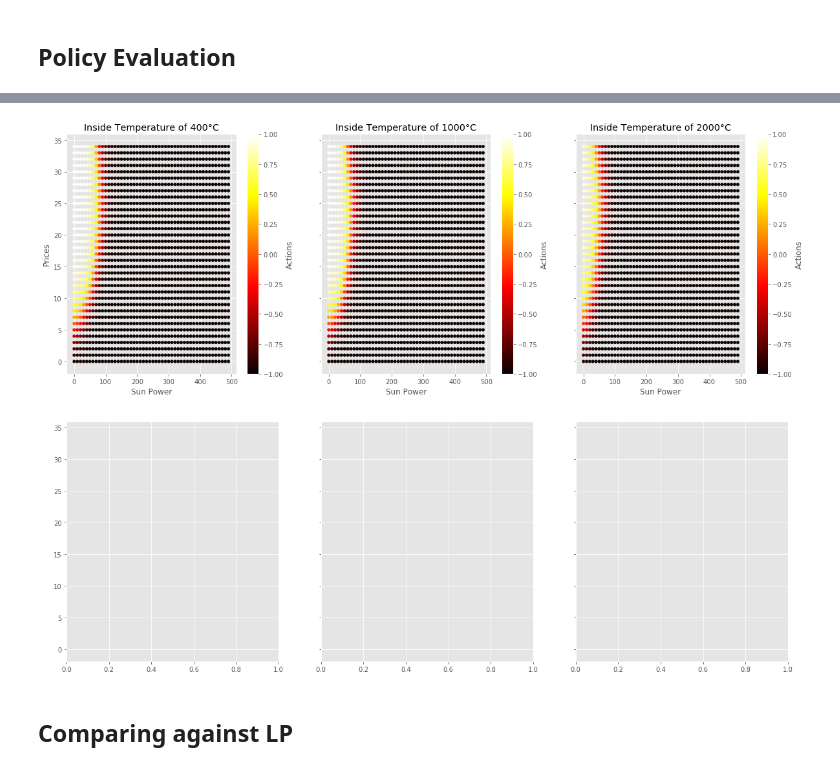
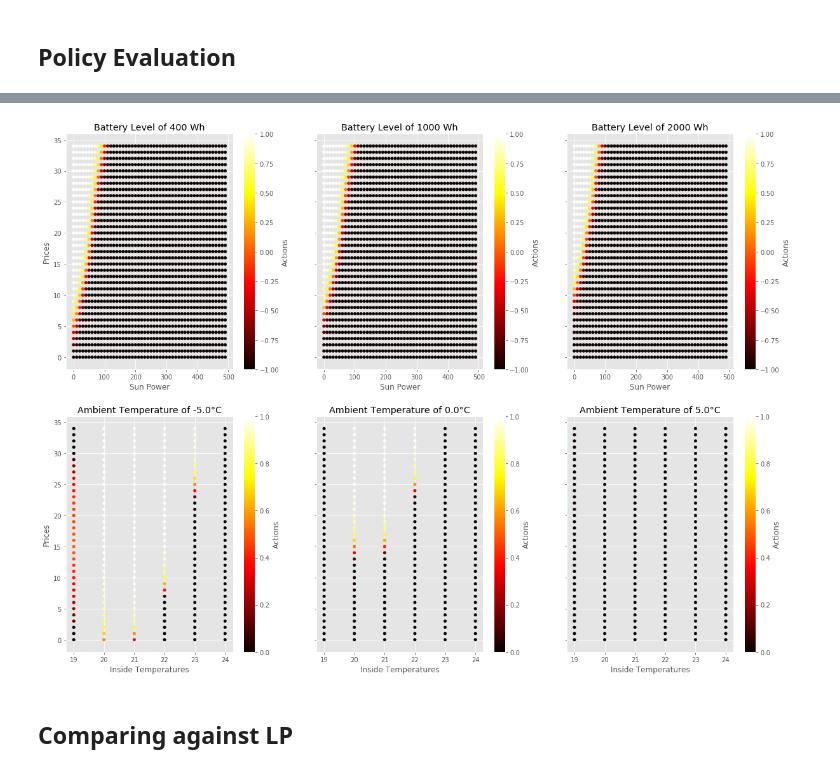
Before and after one commit to Cernewein/heating-RL-agent, a Jupyter notebook: Notebooks/Visualization.ipynb, the cells around one changed output, grey strips where cells are left out. Saved outputs shown, nothing was run; the diff lists cells and outputs as text; code cells hidden in the pictures.

Commit message:
Added new parameters for policy testing

```diff
--- a/Notebooks/Visualization.ipynb
+++ b/Notebooks/Visualization.ipynb
@@ -560,24 +560,25 @@ policy_data
 # %%
+import numpy as np
 fig, axs = plt.subplots(2,3,figsize=(20,15), sharey=True)
 
 selected_battery_levels = [400,1000, 2000]
 
 for i in range(3):
-    selected = policy_data[(policy_data['Battery Level'] == selected_battery_levels[i])]
+    selected = policy_data[(policy_data['Battery Level'] == selected_battery_levels[i]) &(policy_data['Inside Temperatures'] == 20)& (np.round(policy_data['Ambient Temperatures'],1) == 5) ]
     selected.plot.scatter(x='Sun Power', y = 'Prices',c='Actions', colormap='hot', colorbar='False', ax = axs[0][i], vmin=-1, vmax=1)
-    axs[0][i].set_title('Inside Temperature of {}°C'.format(selected_battery_levels[i]))
+    axs[0][i].set_title('Battery Level of {} Wh'.format(selected_battery_levels[i]))
 
-#selected_temperatures = [-5., 0., 5.]
+selected_temperatures = [-5., 0., 5.]
 
-#for i in range(3):
-#    selected = policy_data[(policy_data['Inside Temperatures'] <= 25)& (policy_data['Inside Temperatures'] >= 15)& (np.round(policy_data['Ambient Temperatures'],1) == selected_temperatures[i])]
-#    selected.plot.scatter(x='Inside Temperatures', y = 'Prices',c='Actions', colormap='hot', colorbar='False', ax = axs[1][i], vmin=0, vmax=1)
-#    axs[1][i].set_title('Ambient Temperature of {}°C'.format(selected_temperatures[i]))
+for i in range(3):
+    selected = policy_data[(policy_data['Sun Power'] == 100) &(policy_data['Battery Level'] == 1000) & (np.round(policy_data['Ambient Temperatures'],1) == selected_temperatures[i])]
+    selected.plot.scatter(x='Inside Temperatures', y = 'Prices',c='Actions', colormap='hot', colorbar='False', ax = axs[1][i], vmin=0, vmax=1)
+    axs[1][i].set_title('Ambient Temperature of {}°C'.format(selected_temperatures[i]))
 
 #fig.colorbar(ims[0], ax=axs)
 #plt.savefig('data/output/DDPG/DDPG_policy_eval.png',bbox_inches='tight')
 # %% [output]
-[figure, old version]
+[figure, new version]
 # %% [markdown]
 ## Comparing against LP
 # %%
```
Also changed, not shown: parts of 6 cells of this notebook, 2 other files.
